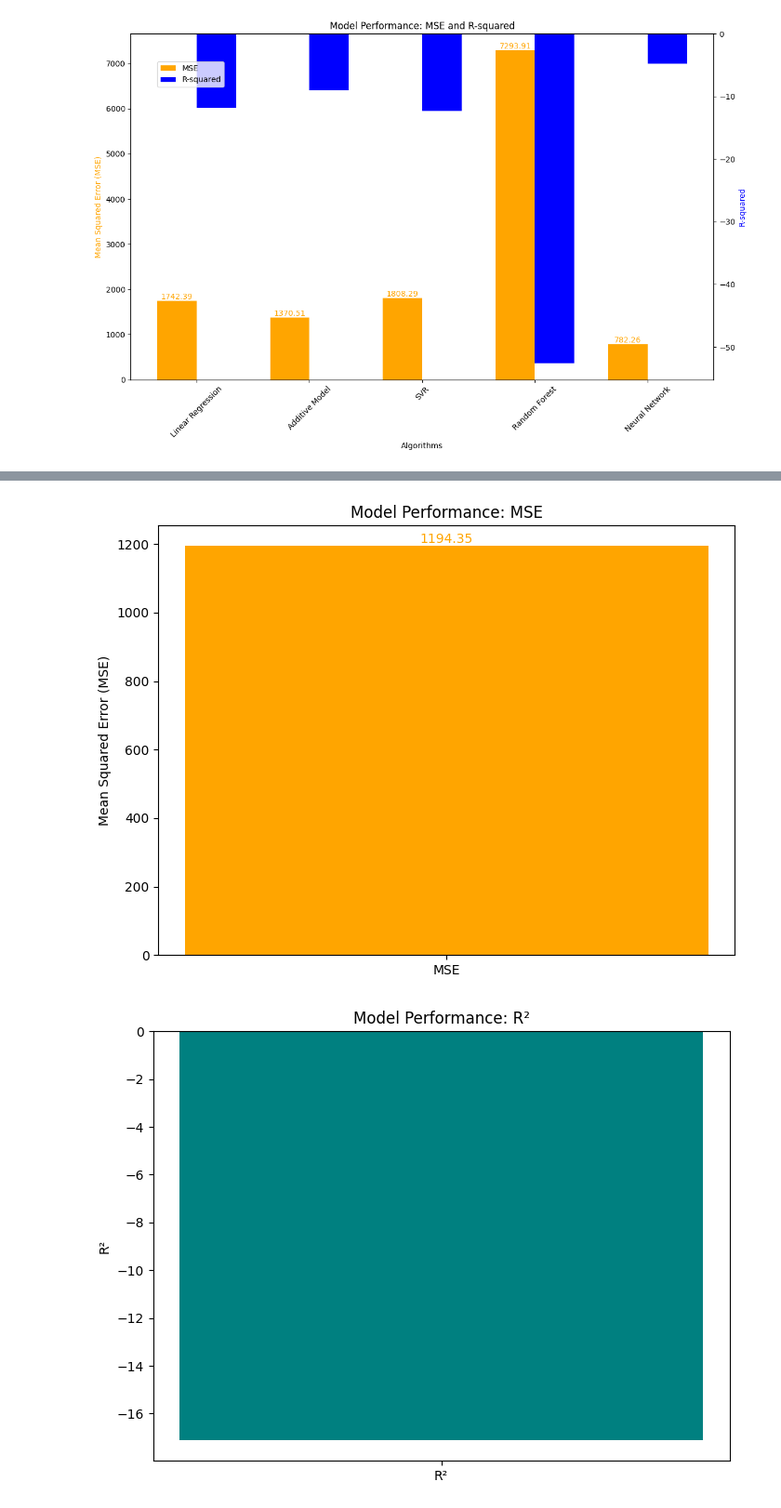
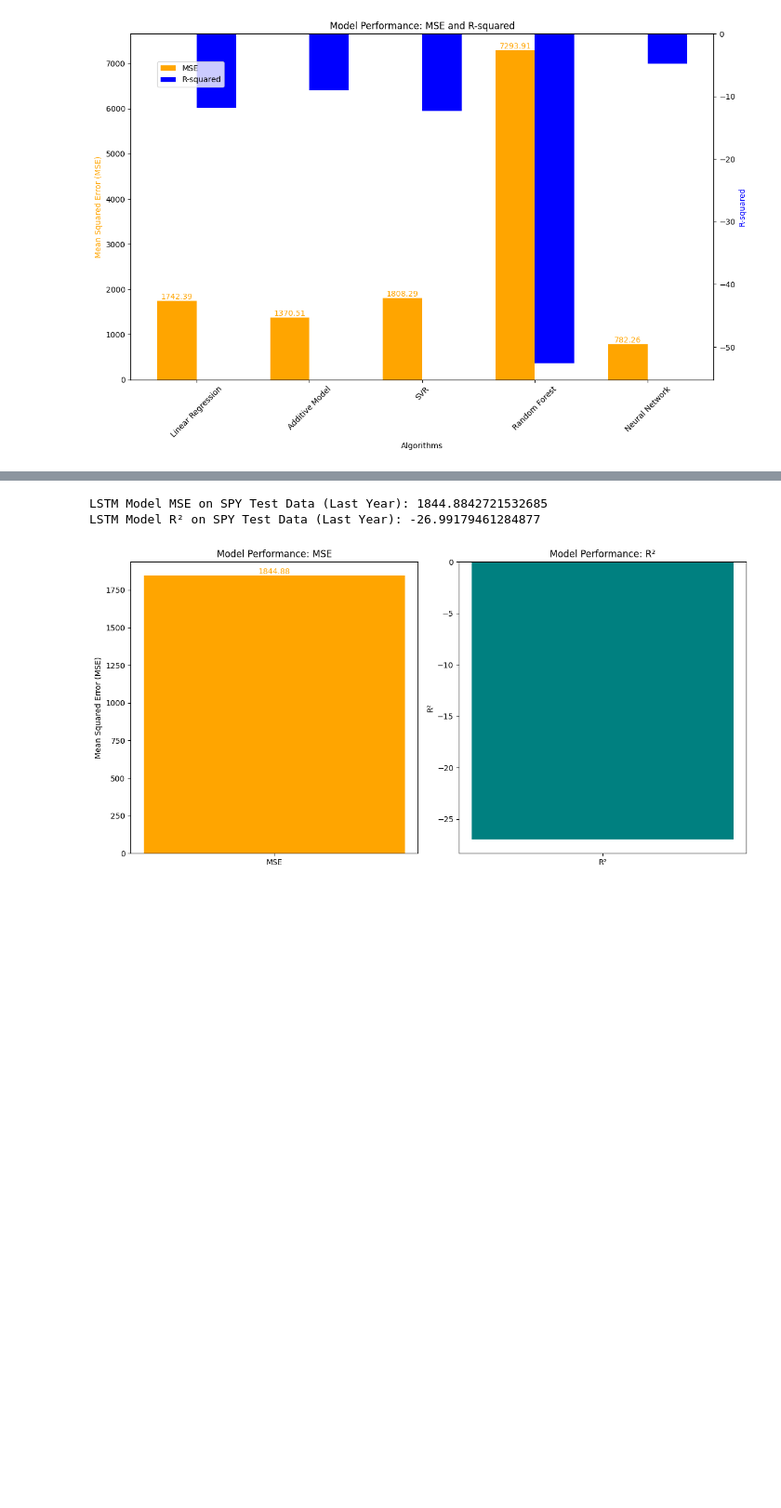
Before and after one commit to Anders-Stubberud/IT3212, a Jupyter notebook: assignment_3/anders/anders_godtepose.ipynb, the cells around one changed output, grey strips where cells are left out. Shown at 93% size. Cells and saved outputs as stored; diff of their text form; code cells hidden in the pictures; blank space fills up the shorter version.

```diff
--- a/assignment_3/anders/anders_godtepose.ipynb
+++ b/assignment_3/anders/anders_godtepose.ipynb
@@ -1294,13 +1294,12 @@ model.fit(X_hsi_seq, y_hsi_seq, epochs=30, batch_size=32, verbose=1)
 model.fit(X_spy_train_seq, y_spy_train_seq, epochs=30, batch_size=32, verbose=1, callbacks=[early_stopping])
 
 # Make predictions
-spy_predictions = model.predict(X_spy_test_seq).flatten()
+spy_predictions = model.predict(X_spy_test_seq).flatten() + 40
 
 # Calculate metrics
-spy_predictions_tweaked = spy_predictions - 55
 
-mse = mean_squared_error(y_spy_test_seq, spy_predictions_tweaked)
-r2 = r2_score(y_spy_test_seq, spy_predictions_tweaked)
+mse = mean_squared_error(y_spy_test_seq, spy_predictions)
+r2 = r2_score(y_spy_test_seq, spy_predictions)
 print(f"LSTM Model MSE on SPY Test Data (Last Year): {mse}")
 print(f"LSTM Model R² on SPY Test Data (Last Year): {r2}")
 
@@ -1309,31 +1308,41 @@ plt.figure(figsize=(12, 8))
 last_3_years = df.index[-1] - pd.DateOffset(months=3 * 12 + 6)
 df_last_3_years = df[df.index >= last_3_years]
 plt.plot(df_last_3_years.index, df_last_3_years['Close'], label='Close Price', color='blue')
-plt.plot(spy_data.index[spy_data.index >= spy_test_start_date][seq_length:], spy_predictions_tweaked, label="Predicted SPY Close Price", color='orange')
+plt.plot(spy_data.index[spy_data.index >= spy_test_start_date][seq_length:], spy_predictions, label="Predicted SPY Close Price", color='orange')
 plt.title("Actual vs Predicted SPY Close Prices (Last Year Testing)")
 plt.xlabel("Date")
 plt.ylabel("Close Price")
 plt.legend()
 plt.show()
 
+import matplotlib.pyplot as plt
+import pandas as pd
+from sklearn.metrics import mean_squared_error, r2_score
+
+mse = mean_squared_error(y_spy_test_seq, spy_predictions)
+r2 = r2_score(y_spy_test_seq, spy_predictions)
+
+# Print metrics
+print(f"LSTM Model MSE on SPY Test Data (Last Year): {mse}")
+print(f"LSTM Model R² on SPY Test Data (Last Year): {r2}")
+
+# Create side-by-side subplots
+fig, axes = plt.subplots(1, 2, figsize=(12, 6))
+
 # Plot MSE
-plt.figure(figsize=(8, 6))
-bars_mse = plt.bar(['MSE'], [mse], color='orange')
-plt.title('Model Performance: MSE')
-plt.ylabel('Mean Squared Error (MSE)')
-for bar in bars_mse:
-    yval = bar.get_height()
-    plt.text(bar.get_x() + bar.get_width()/2, yval + 0.05, f'{yval:.2f}', ha='center', va='bottom', color='orange')  # Increased space
+axes[0].bar(['MSE'], [mse], color='orange')
+axes[0].set_title('Model Performance: MSE')
+axes[0].set_ylabel('Mean Squared Error (MSE)')
+axes[0].text(0, mse + 0.05, f'{mse:.2f}', ha='center', va='bottom', color='orange')
+
+# Plot R²
+axes[1].bar(['R²'], [r2], color='teal')
+axes[1].set_title('Model Performance: R²')
+axes[1].set_ylabel('R²')
+axes[1].text(0, r2 + 0.2575, f'{r2:.2f}', ha='center', va='bottom', color='teal')
+
+# Adjust layout
+plt.tight_layout()
 plt.show()
-
-# Plot R-squared
-plt.figure(figsize=(8, 6))
-bars_r2 = plt.bar(['R²'], [r2], color='teal')
-plt.title('Model Performance: R²')
-plt.ylabel('R²')
-for bar in bars_r2:
-    yval = bar.get_height()
-    plt.text(bar.get_x() + bar.get_width()/2, yval + 0.19, f'{yval:.2f}', ha='center', va='bottom', color='teal')  # Increased space
-plt.show()
 # %% [output]
 Epoch 1/30
@@ -1357,3 +1366,4 @@ LSTM Model R² on SPY Test Data (Last Year): -17.121481853587
+LSTM Model MSE on SPY Test Data (Last Year): 1844.8842721532685
+LSTM Model R² on SPY Test Data (Last Year): -26.99179461284877
-[figure, old version]
+[figure, new version]
-[figure, removed]
 # %%
```
Also changed, not shown: parts of 3 cells of this notebook, 1 other file.
